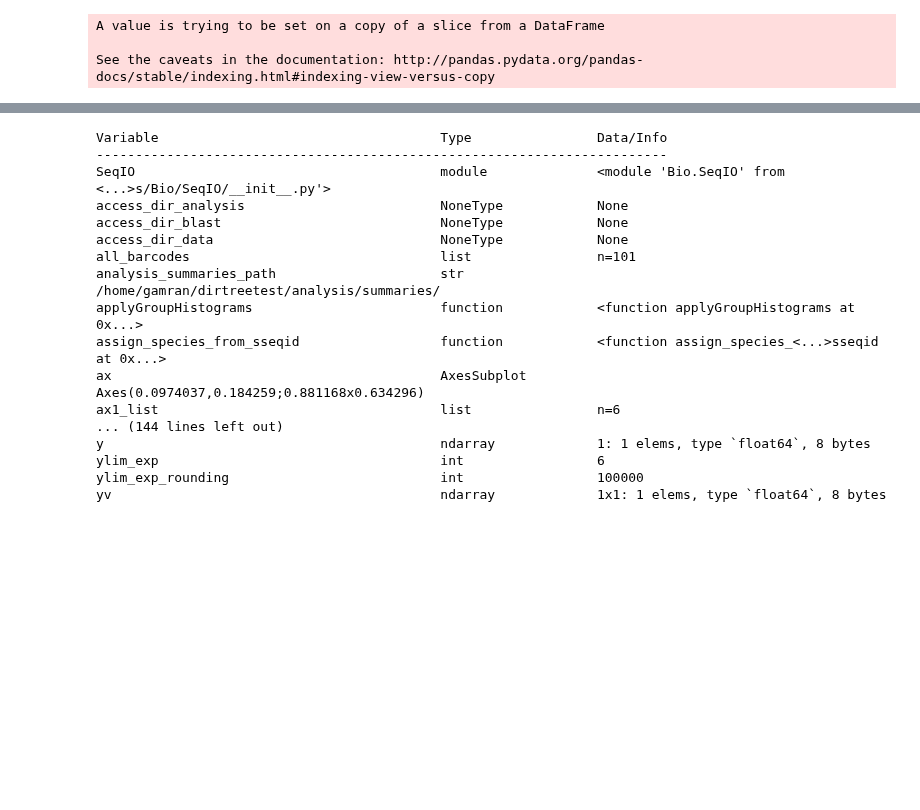
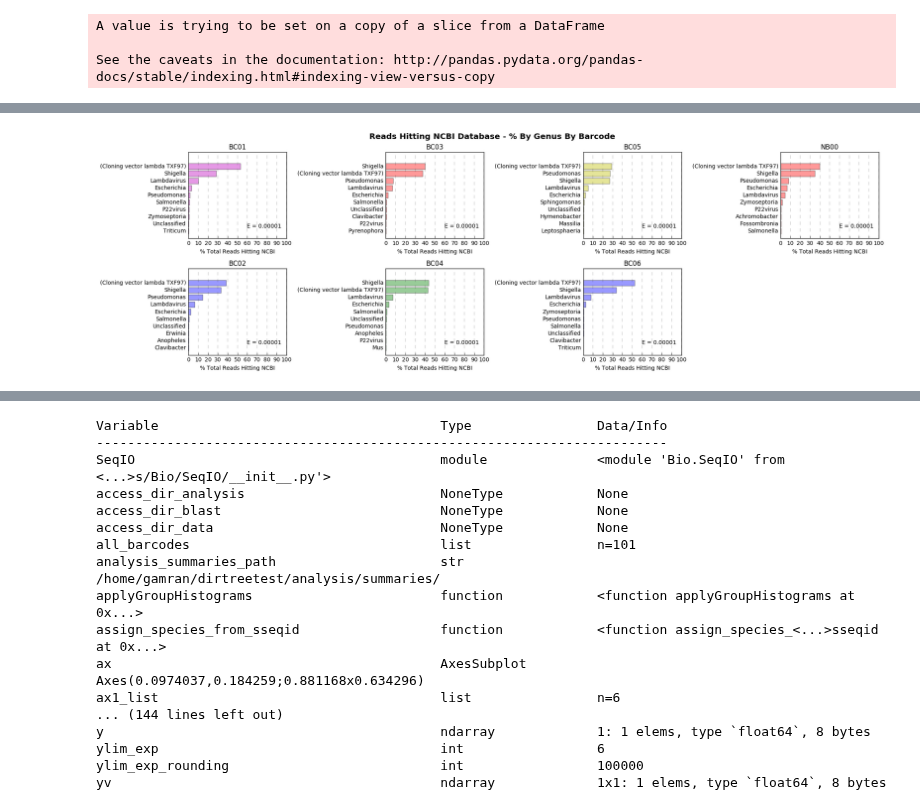
Before and after one commit to BenjaminSchwessinger/Gamran, a Jupyter notebook: MinIon_analysis_optimisation_script.ipynb, the cells around one changed output, grey strips where cells are left out. Drawn from its saved outputs; the diff is of its cells as text; code cells hidden in the pictures; blank space fills up the shorter version.

Commit message:
Added code to generate the NCBI taxonomy graphs, getting to the end here, running out of patience to write git comments

```diff
--- a/MinIon_analysis_optimisation_script.ipynb
+++ b/MinIon_analysis_optimisation_script.ipynb
@@ -831,0 +847,20 @@ See the caveats in the documentation: http://pandas.pydata.org/pandas-docs/stabl
+# %%
+def generate_ncbi_taxonomy_pivot_pc(tax_df, rank, bcs, num):
+    """From tax_df, generate a pivot table listing num rank %, sorted ascending by bcs"""
+    pivot_table_pc = tax_df.pivot_table(values='nident',
+                                        index=rank,
+                                        columns='barcode',
+                                        aggfunc='count',
+                                        fill_value=0,
+                                        margins=True)
+    pivot_table_pc.columns.name = None
+
+    for brcs in pivot_table_pc.columns:
+        pivot_table_pc[str(brcs) + '%'] = pivot_table_pc[brcs].apply(lambda x: (x / pivot_table_pc[brcs].loc['All'])*100)
+    for brcs in pivot_table_pc.columns:
+        if '%' not in brcs:
+            pivot_table_pc.drop(brcs, axis=1, inplace=True)
+    pivot_table_pc.drop('All', axis=0, inplace=True)
+
+    pivot_table_pc2 = pivot_table_pc.sort_values(str(bcs) + '%', axis=0, ascending=False)
+    return pivot_table_pc2.applymap(lambda x: '%.3f' % x).head(n=num)
@@ -831,0 +912,61 @@ See the caveats in the documentation: http://pandas.pydata.org/pandas-docs/stabl
+# %%
+#Assesses number of barcodes, generates necessary number of plots (even) and relevant indexing system
+ncbiblast_barcodes = list(ncbiblast_df_joint_taxonomy_adj['barcode'].unique())
+
+if len(list(ncbiblast_df_joint_taxonomy_adj['barcode'].unique())) % 2 == 0:
+    no_of_subplots = len(ncbiblast_barcodes)
+else:
+    no_of_subplots = len(ncbiblast_barcodes) + 1
+
+#Always 2 columns, bc-count/2 rows
+no_of_subplots_pair = [int(no_of_subplots/2), 2]
+
+#Produce pairs of indices correlating to the coordinates of the subplots
+subplot_coordinates = list(product(range(no_of_subplots_pair[0]), range(no_of_subplots_pair[1])))
+subplot_coordinates_list = [list(l) for l in subplot_coordinates]
+subplot_coordinates_list_rows = [i[0] for i in subplot_coordinates_list]
+subplot_coordinates_list_columns = [i[1] for i in subplot_coordinates_list]
+
+fig, ax = plt.subplots(no_of_subplots_pair[1], no_of_subplots_pair[0], figsize=(20, 6))
+cycol = 'bgrcmy'
+
+def applyTaxPlotStyle(ax_ind1, ax_ind2, bcs, rank):
+    labels = ''
+    labels = tuple(generate_ncbi_taxonomy_pivot_pc(ncbiblast_df_joint_taxonomy_adj, rank, bcs, 10)[bcs + '%'].index)
+    y_pos = ''
+    y_pos = np.arange(len(labels))
+    sizes = ''
+    sizes = tuple([float(i) for i in generate_ncbi_taxonomy_pivot_pc(ncbiblast_df_joint_taxonomy_adj, rank, bcs, 10)[bcs + '%']])
+
+    ax[ax_ind1, ax_ind2].barh(y_pos, sizes, align='center', alpha=0.4, color=random.choice(cycol))
+    ax[ax_ind1, ax_ind2].set_yticks(y_pos)
+    ax[ax_ind1, ax_ind2].set_yticklabels(labels)
+    ax[ax_ind1, ax_ind2].tick_params(top="off", right="off", left="off")
+    ax[ax_ind1, ax_ind2].set_xlabel('% Total Reads Hitting NCBI')
+    ax[ax_ind1, ax_ind2].set_xticks(range(0, 110, 10))
+    ax[ax_ind1, ax_ind2].set_title(bcs)
+    ax[ax_ind1, ax_ind2].invert_yaxis()
+    ax[ax_ind1, ax_ind2].grid(b=None, which='major', axis='x', linestyle='dashed', linewidth=0.2)
+    ax[ax_ind1, ax_ind2].annotate('E = 0.00001',
+             xy=(1.06, 0.3), xycoords='axes fraction', fontsize=10, xytext=(-20, -30), textcoords='offset points',
+             ha='right', va='bottom')
+
+def generateTaxSubplots(search_rank):
+    for ax_ind1, ax_ind2, bcs, in zip(subplot_coordinates_list_columns, subplot_coordinates_list_rows, bc_list):
+        applyTaxPlotStyle(ax_ind1, ax_ind2, bcs, search_rank)
+
+    if len(list(ncbiblast_df_joint_taxonomy_adj['barcode'].unique())) != 0:
+        plt.delaxes(ax[subplot_coordinates_list_columns[-1], subplot_coordinates_list_rows[-1]])
+
+    plt.suptitle('Reads Hitting NCBI Database - % By ' + str(search_rank).title() + ' By Barcode',
+             fontsize='x-large',
+             y=1.02,
+             fontweight="bold")
+
+generateTaxSubplots('genus')
+plt.subplots_adjust(left=None, bottom=None, right=None, top=None, wspace=1.4, hspace=0.4)
+plt.tight_layout()
+#plt.savefig('/home/gamran/analysis/graph6.png', bbox_inches='tight')
+plt.show()
+# %% [output]
+[figure, added]
```
Also changed, not shown: parts of 16 cells of this notebook.
